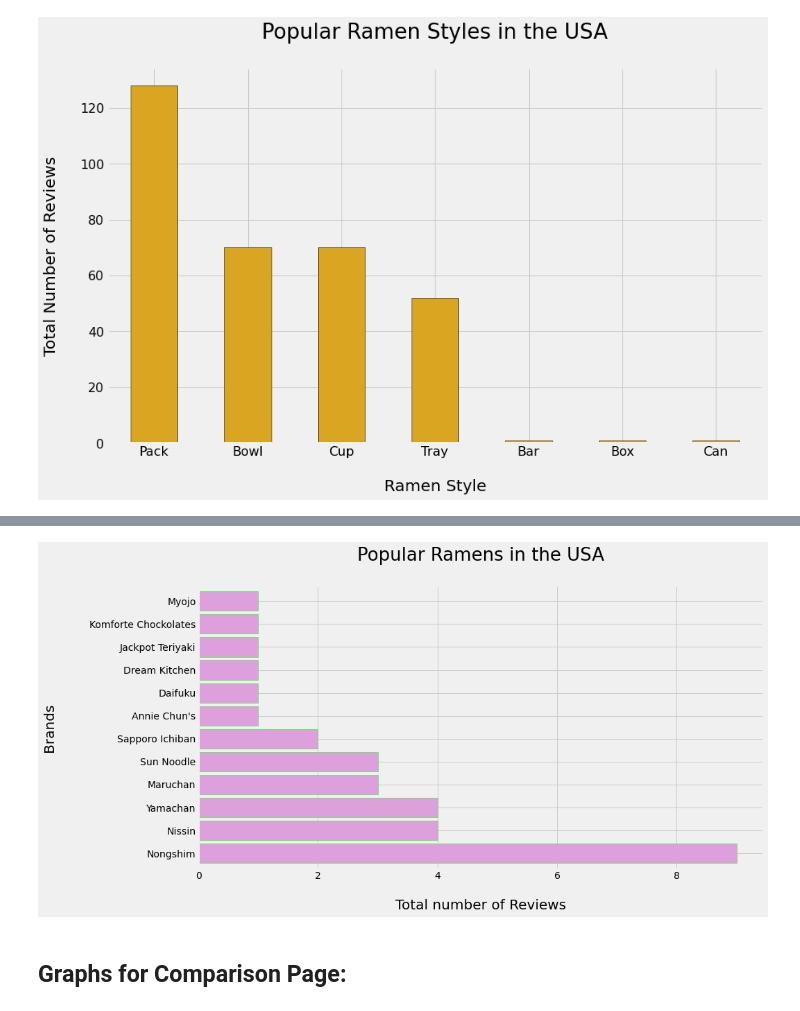
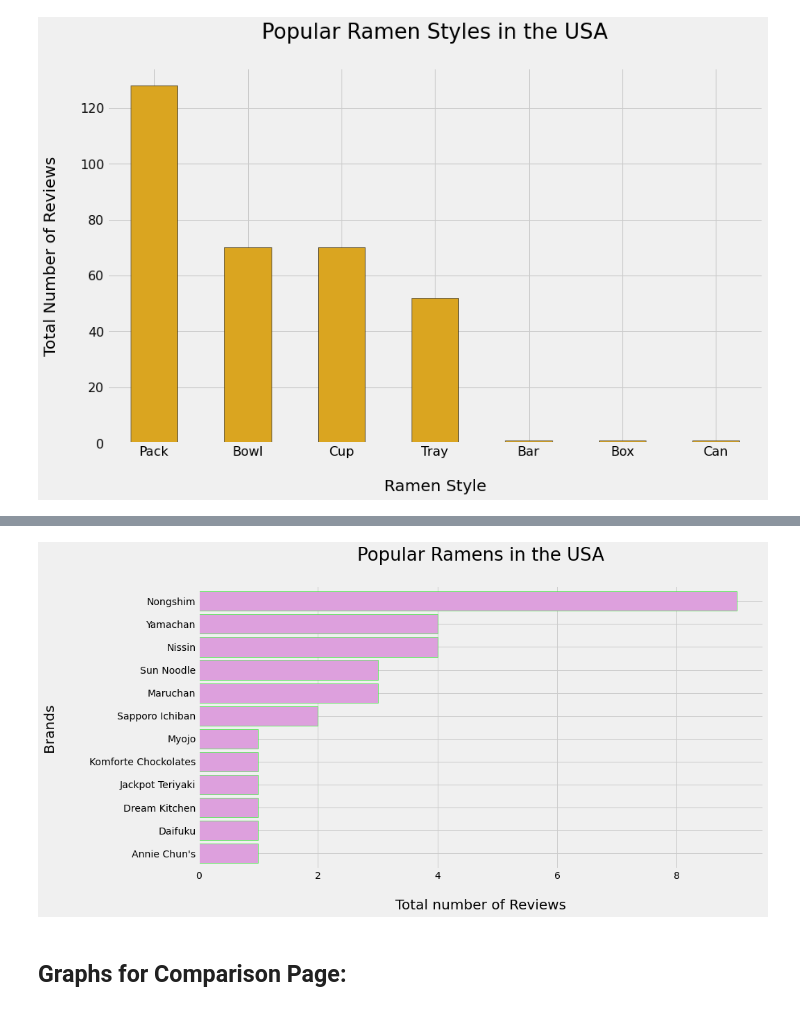
Before and after one commit to garrettg615/web-design-challenge, a Jupyter notebook: ramen_analysis.ipynb, the cells around one changed output, grey strips where cells are left out. Cells and saved outputs as stored; diff of their text form; code cells hidden in the pictures.

```diff
--- a/ramen_analysis.ipynb
+++ b/ramen_analysis.ipynb
@@ -179,21 +179,21 @@ fig.show()
 # %%
 ## plot by star reviews in USA with the most 5 Star reviews
 
-new_df = top_brands_USA.groupby(['Stars','Brand']).count()
-brands_top_brands = new_df.loc[5.0]
-brands_top_brands = brands_top_brands.sort_values('Variety',ascending=False)
+USA_df = top_brands_USA.groupby(['Stars','Brand']).count()
+USA_brands_df = USA_df.loc[5.0]
+USA_brands_df = USA_brands_df.sort_values('Variety')
 # %%
 ## Most Top 5 reviews
 
 plt.figure(figsize=(13,7))
-plt3 = brands_top_brands['Variety'].plot(kind='barh',color='plum',width=0.85,edgecolor='lime')
+plt3 = USA_brands_df['Variety'].plot(kind='barh',color='plum',width=0.85,edgecolor='lime')
 plt.title('Popular Ramens in the USA\n',fontsize=26,color='black')
 plt.xlabel('\nTotal number of Reviews',fontsize=20,color='black')
 plt.ylabel('Brands\n\n',fontsize=20,color='black')
 #plt.savefig('visualizations/popular_ramen_usa.png')
 plt.show()
 # %% [output]
-[figure, old version]
+[figure, new version]
 # %% [markdown]
 ## Graphs for Comparison Page:
 # %%
```
Also changed, not shown: parts of 12 cells of this notebook, 9 other files.
